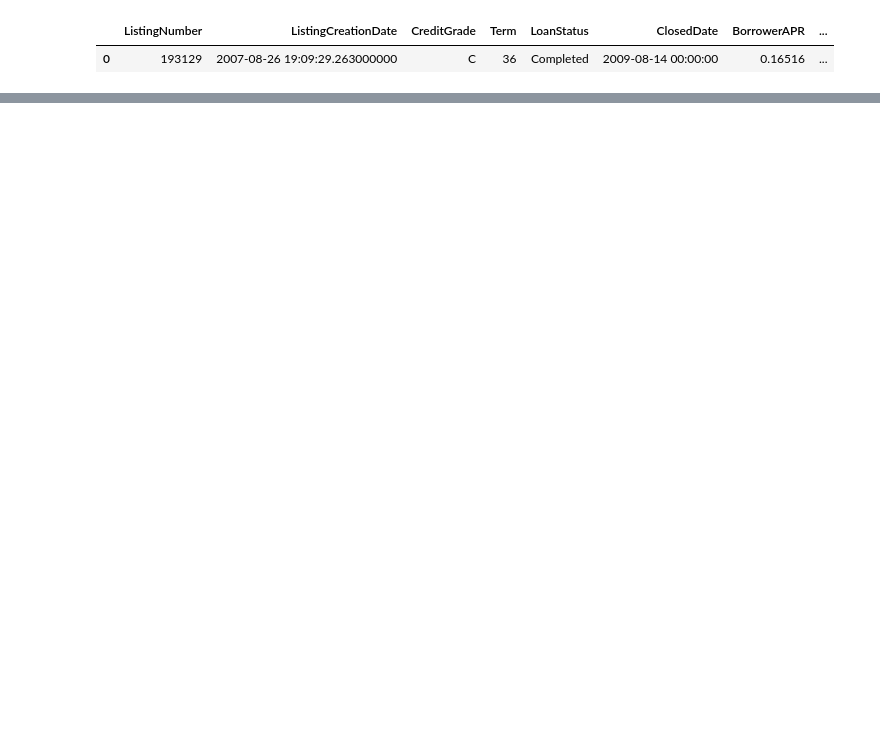
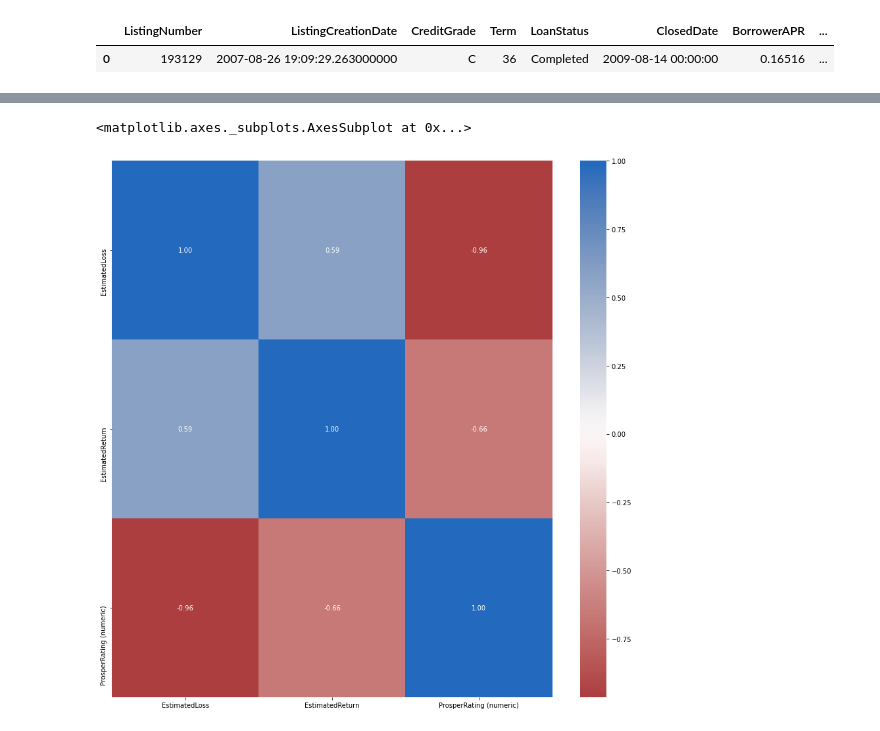
Before and after one commit to ahmed-hassan1997/Data-Analysis-Visualization, a Jupyter notebook: data_visualization.ipynb, the cells around one changed output, grey strips where cells are left out. Drawn from its saved outputs; the diff is of its cells as text; code cells hidden in the pictures; blank space fills up the shorter version.

```diff
--- a/data_visualization.ipynb
+++ b/data_visualization.ipynb
@@ -332,0 +344,7 @@ df.head(1)
+# %%
+plt.figure(figsize=(15,15))
+df2 = df.iloc[: ,10:13]
+sns.heatmap(df2.corr() , annot =True ,  fmt = '.2f',cmap = 'vlag_r', center = 0)
+# %% [output]
+<matplotlib.axes._subplots.AxesSubplot at 0x...>
+[figure, added]
```
Also changed, not shown: parts of 9 cells of this notebook.
